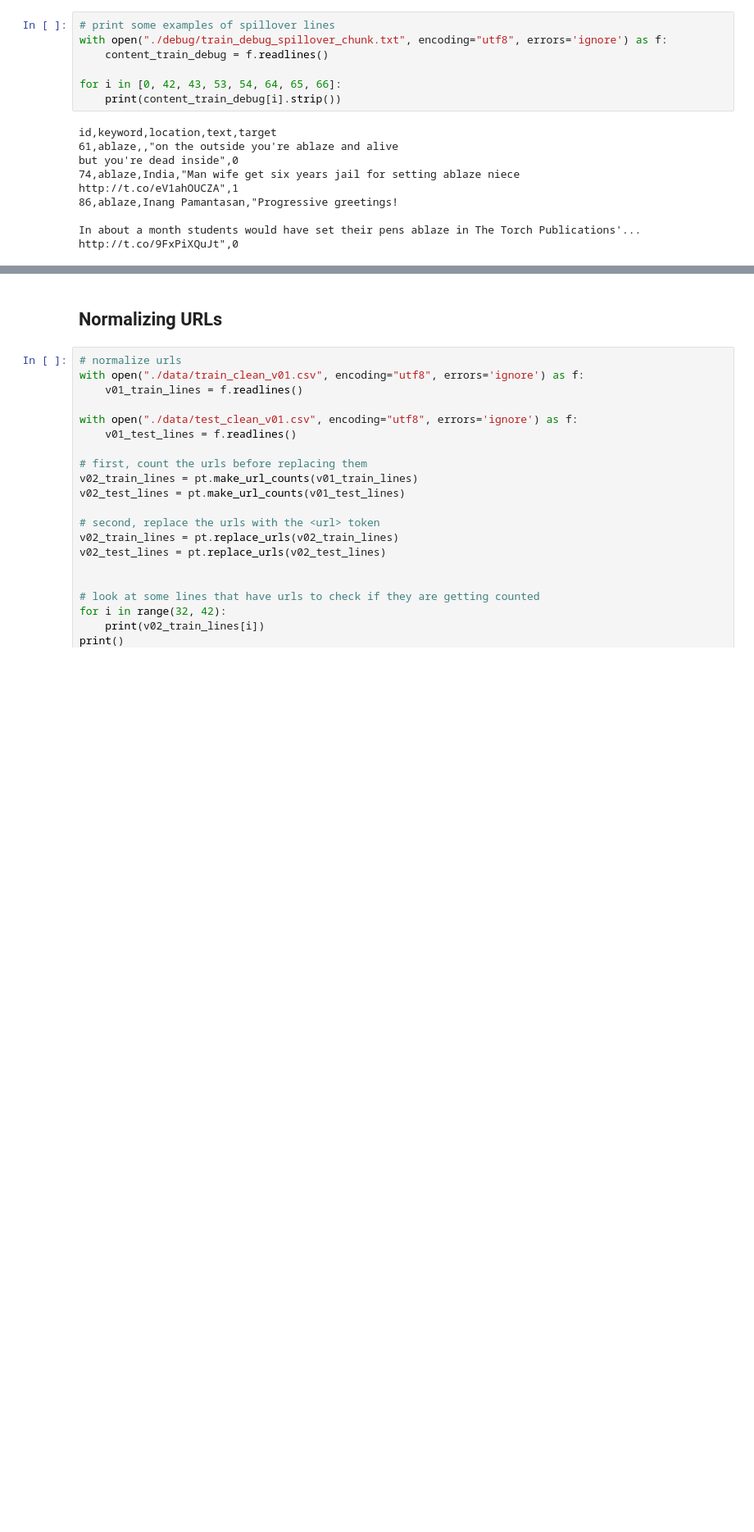
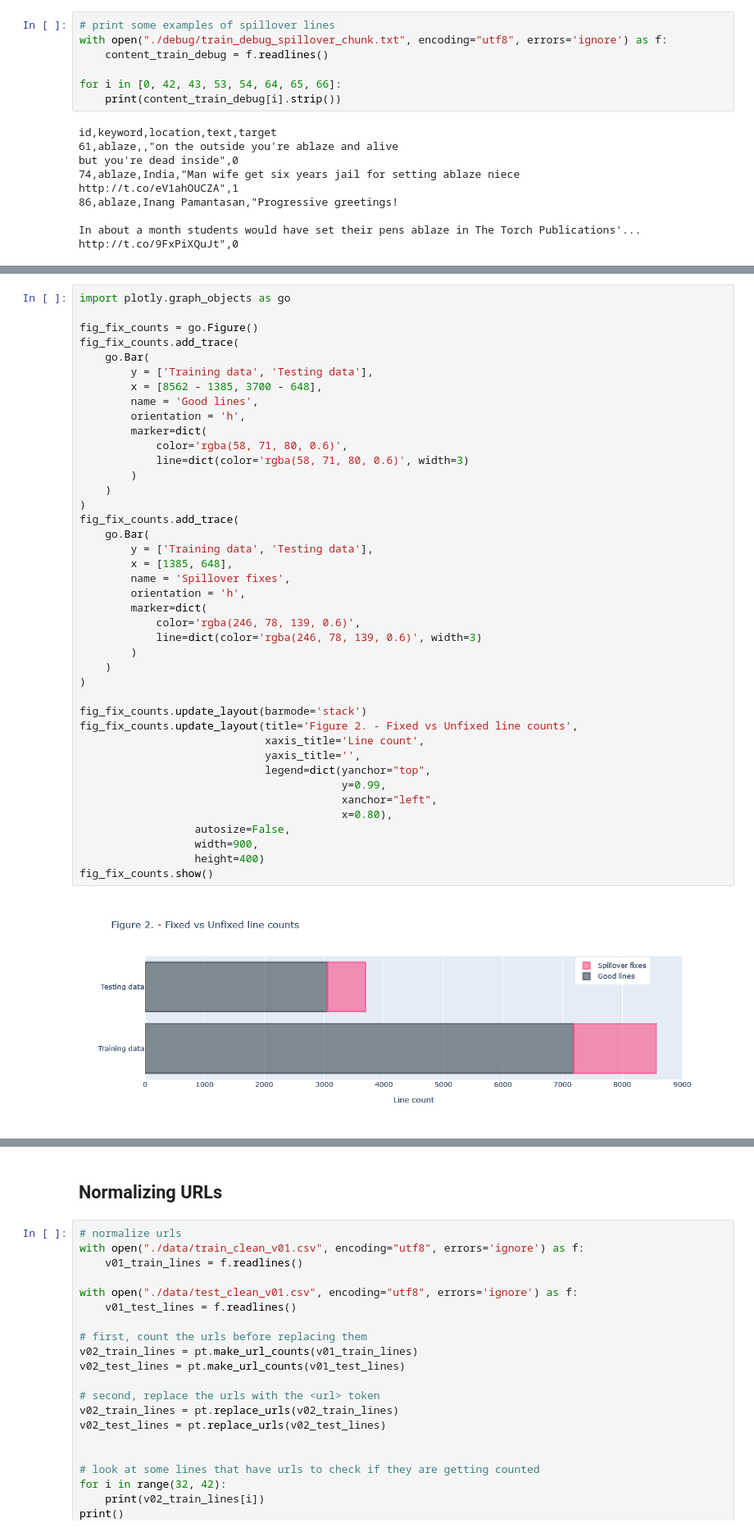
Before and after one commit to MichaelSzczepaniak/llmamd, a Jupyter notebook: preproc_disaster.ipynb, the cells around one changed output, grey strips where cells are left out. Shown: that part at 82% size. Drawn from its saved outputs; the diff is of its cells as text; blank space fills up the shorter version.

```diff
--- a/preproc_disaster.ipynb
+++ b/preproc_disaster.ipynb
@@ -163,0 +175,43 @@ id,keyword,location,text,target
+# %%
+import plotly.graph_objects as go
+
+fig_fix_counts = go.Figure()
+fig_fix_counts.add_trace(
+    go.Bar(
+        y = ['Training data', 'Testing data'],
+        x = [8562 - 1385, 3700 - 648],
+        name = 'Good lines',
+        orientation = 'h',
+        marker=dict(
+            color='rgba(58, 71, 80, 0.6)',
+            line=dict(color='rgba(58, 71, 80, 0.6)', width=3)
+        )
+    )
+)
+fig_fix_counts.add_trace(
+    go.Bar(
+        y = ['Training data', 'Testing data'],
+        x = [1385, 648],
+        name = 'Spillover fixes',
+        orientation = 'h',
+        marker=dict(
+            color='rgba(246, 78, 139, 0.6)',
+            line=dict(color='rgba(246, 78, 139, 0.6)', width=3)
+        )
+    )
+)
+
+fig_fix_counts.update_layout(barmode='stack')
+fig_fix_counts.update_layout(title='Figure 2. - Fixed vs Unfixed line counts',
+                             xaxis_title='Line count',
+                             yaxis_title='',
+                             legend=dict(yanchor="top",
+                                         y=0.99,
+                                         xanchor="left",
+                                         x=0.80),
+                  autosize=False,
+                  width=900,
+                  height=400)
+fig_fix_counts.show()
+# %% [output]
+[figure, added]
```
Also changed, not shown: parts of 25 cells of this notebook, 1 other file.
